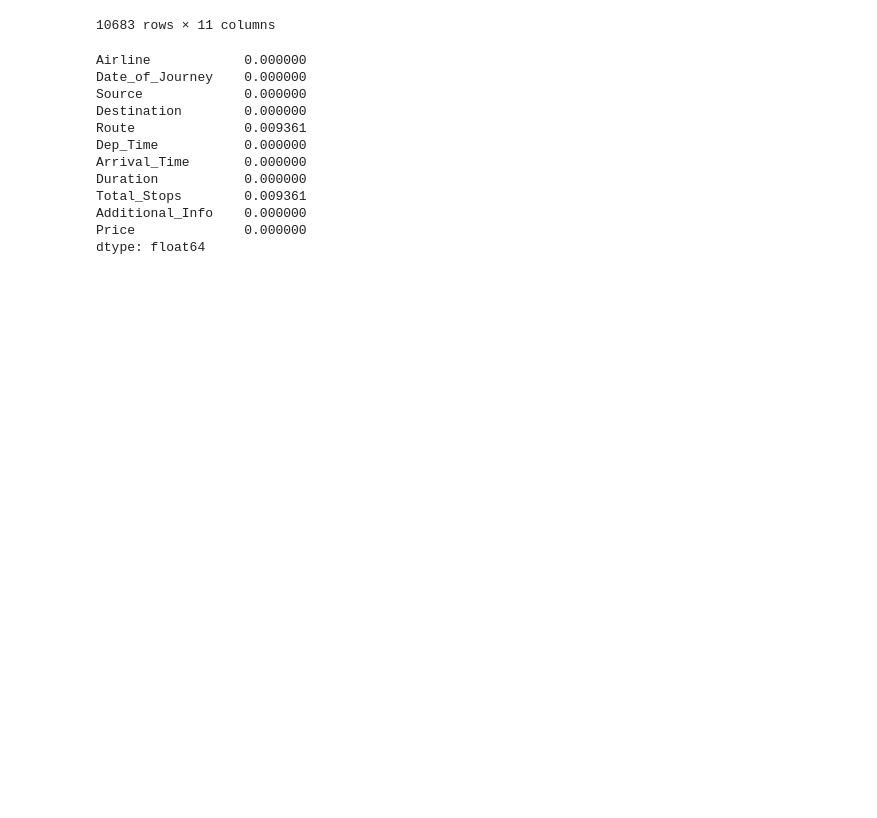
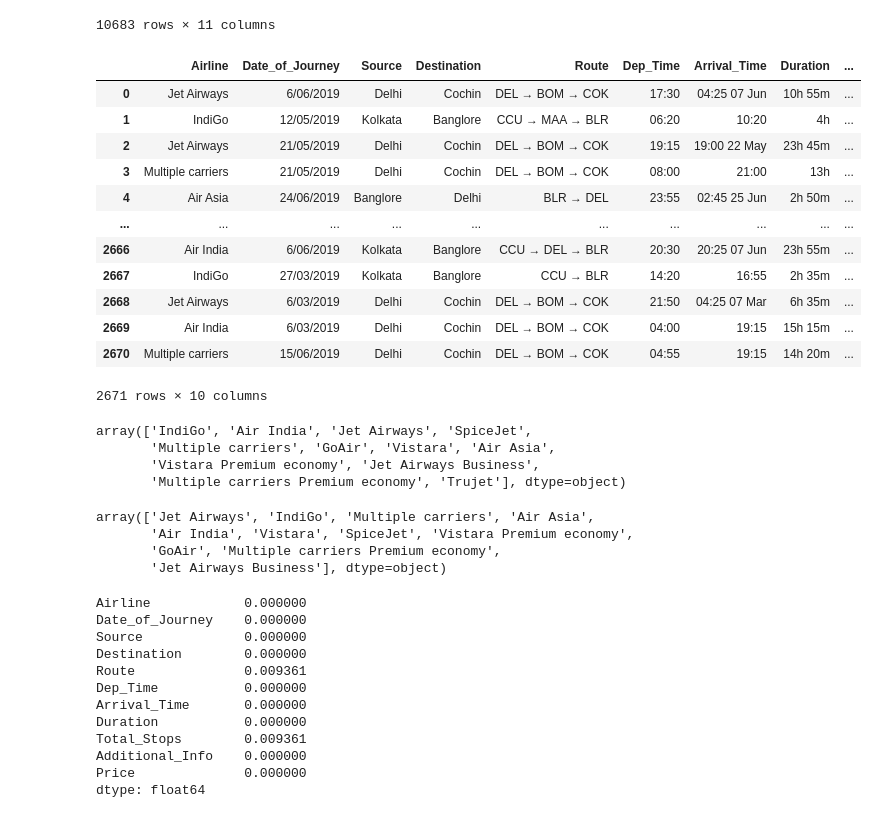
Before and after one commit to saquibmohiuddin/flight-fare-prediction, a Jupyter notebook: test.ipynb, the cells around one changed output. Drawn from its saved outputs; the diff is of its cells as text; code cells hidden in the pictures; blank space fills up the shorter version.

```diff
--- a/test.ipynb
+++ b/test.ipynb
@@ -23,6 +23,37 @@ df
 | 10681 | Vistara | 01/03/2019 | Banglore | New Delhi | BLR → DEL | 11:30 | 14:10 | 2h 40m | ... |
 | 10682 | Air India | 9/05/2019 | Delhi | Cochin | DEL → GOI → BOM → COK | 10:55 | 19:15 | 8h 20m | ... |
 10683 rows × 11 columns
+# %%
+df_test = pd.read_excel("D:/Internship/flight_fare/flight-fare-prediction/data/Test_set.xlsx")
+df_test
+# %% [output]
+|  | Airline | Date_of_Journey | Source | Destination | Route | Dep_Time | Arrival_Time | Duration | ... |
+| 0 | Jet Airways | 6/06/2019 | Delhi | Cochin | DEL → BOM → COK | 17:30 | 04:25 07 Jun | 10h 55m | ... |
+| 1 | IndiGo | 12/05/2019 | Kolkata | Banglore | CCU → MAA → BLR | 06:20 | 10:20 | 4h | ... |
+| 2 | Jet Airways | 21/05/2019 | Delhi | Cochin | DEL → BOM → COK | 19:15 | 19:00 22 May | 23h 45m | ... |
+| 3 | Multiple carriers | 21/05/2019 | Delhi | Cochin | DEL → BOM → COK | 08:00 | 21:00 | 13h | ... |
+| 4 | Air Asia | 24/06/2019 | Banglore | Delhi | BLR → DEL | 23:55 | 02:45 25 Jun | 2h 50m | ... |
+| ... | ... | ... | ... | ... | ... | ... | ... | ... | ... |
+| 2666 | Air India | 6/06/2019 | Kolkata | Banglore | CCU → DEL → BLR | 20:30 | 20:25 07 Jun | 23h 55m | ... |
+| 2667 | IndiGo | 27/03/2019 | Kolkata | Banglore | CCU → BLR | 14:20 | 16:55 | 2h 35m | ... |
+| 2668 | Jet Airways | 6/03/2019 | Delhi | Cochin | DEL → BOM → COK | 21:50 | 04:25 07 Mar | 6h 35m | ... |
+| 2669 | Air India | 6/03/2019 | Delhi | Cochin | DEL → BOM → COK | 04:00 | 19:15 | 15h 15m | ... |
+| 2670 | Multiple carriers | 15/06/2019 | Delhi | Cochin | DEL → BOM → COK | 04:55 | 19:15 | 14h 20m | ... |
+2671 rows × 10 columns
+# %%
+df["Airline"].unique()
+# %% [output]
+array(['IndiGo', 'Air India', 'Jet Airways', 'SpiceJet',
+       'Multiple carriers', 'GoAir', 'Vistara', 'Air Asia',
+       'Vistara Premium economy', 'Jet Airways Business',
+       'Multiple carriers Premium economy', 'Trujet'], dtype=object)
+# %%
+df_test["Airline"].unique()
+# %% [output]
+array(['Jet Airways', 'IndiGo', 'Multiple carriers', 'Air Asia',
+       'Air India', 'Vistara', 'SpiceJet', 'Vistara Premium economy',
+       'GoAir', 'Multiple carriers Premium economy',
+       'Jet Airways Business'], dtype=object)
 # %%
 df.isna().sum()/(len(df))*100
 # %% [output]
```
Also changed, not shown: parts of 17 cells of this notebook, 4 other files.
